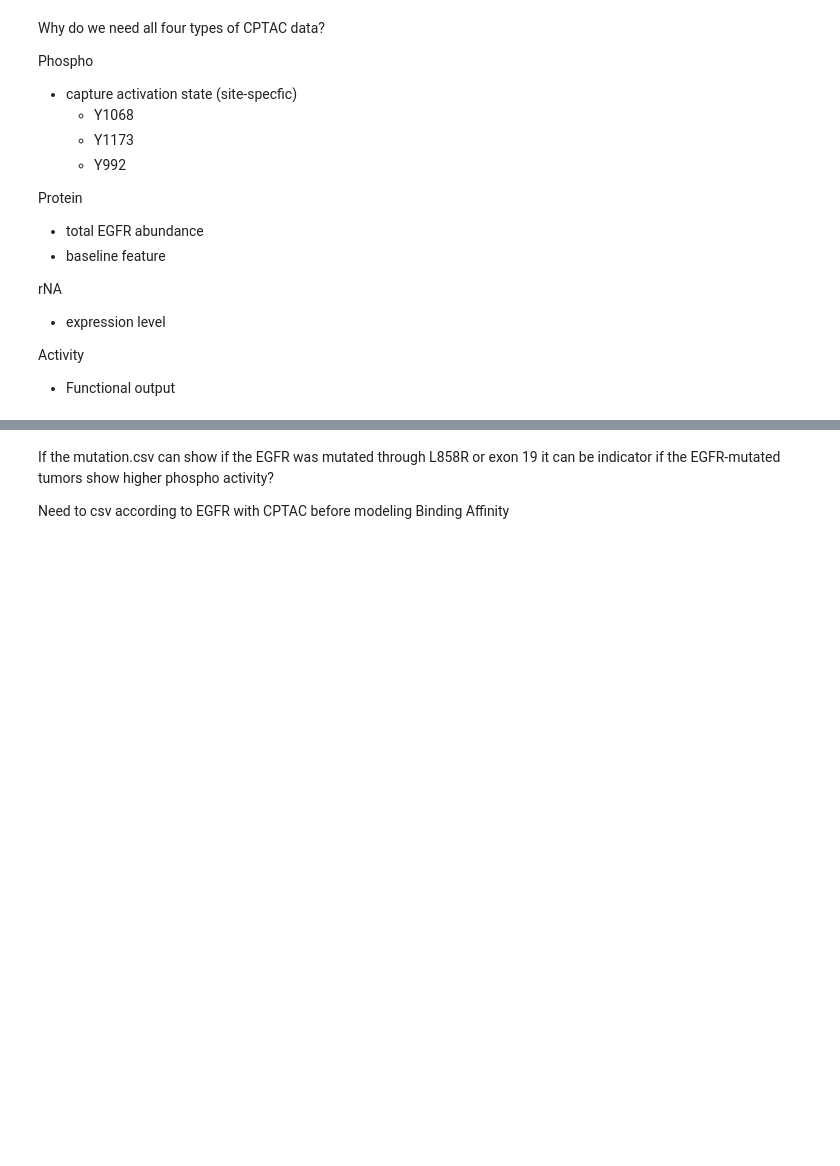
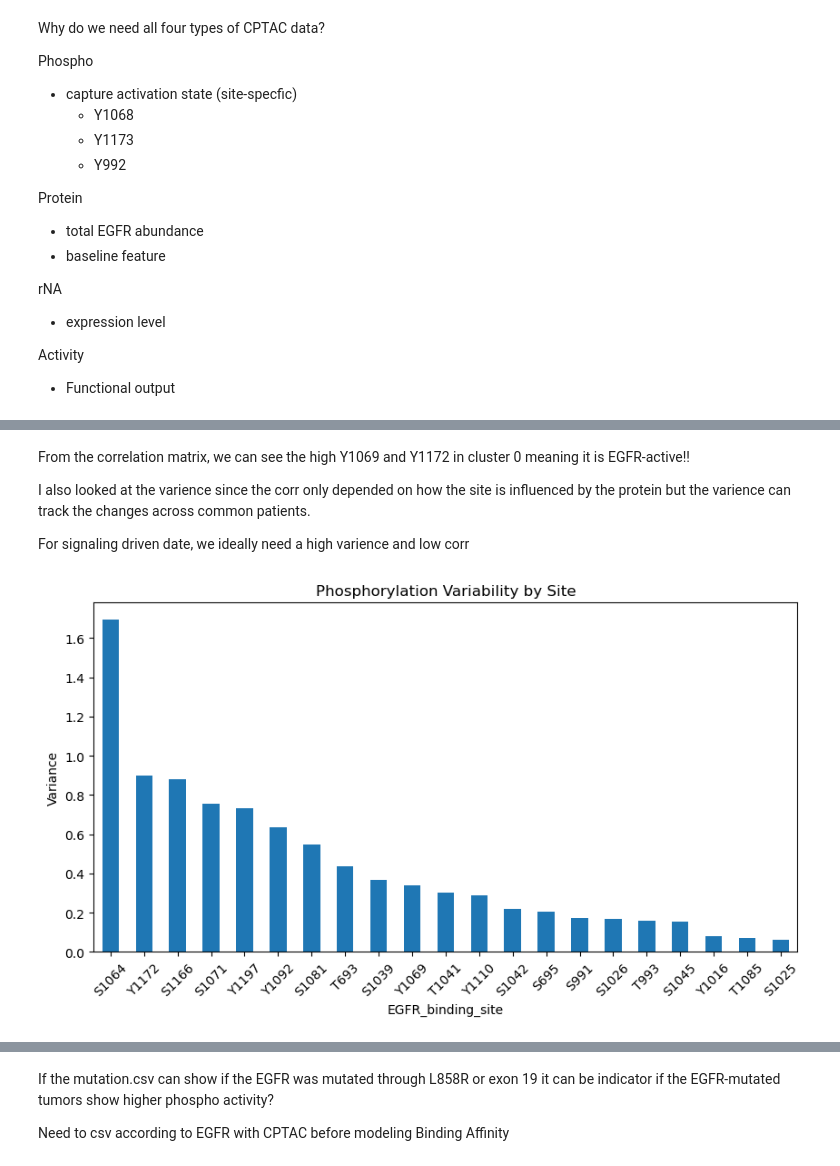
Before and after one commit to AT-1t/Protein-Ligand-Interaction-Personalized-Medicine-Prediction, a Jupyter notebook: checkpoint_3/Ana/checkpoint_3_datacol.ipynb, the cells around one changed output, grey strips where cells are left out. Saved outputs shown, nothing was run; the diff lists cells and outputs as text; code cells hidden in the pictures; blank space fills up the shorter version.

```diff
--- a/checkpoint_3/Ana/checkpoint_3_datacol.ipynb
+++ b/checkpoint_3/Ana/checkpoint_3_datacol.ipynb
@@ -286,0 +425,27 @@ Number of TCGA rows: 0
+# %% [markdown]
+From the correlation matrix, we can see the high Y1069 and Y1172 in cluster 0 meaning it is EGFR-active!!
+
+I also looked at the varience since the corr only depended on how the site is influenced by the protein but the varience can track the changes across common patients.
+
+For signaling driven date, we ideally need a high varience and low corr
+# %%
+site_variance = (
+    phospho_by_site
+    .groupby("EGFR_binding_site")["EGFR_phospho_value"]
+    .var()
+    .sort_values(ascending=False)
+)
+
+#what sites change the most across patients?
+#print(site_variance)
+"""
+important for ML
+Y1172 has a high varience and high correlation!!
+"""
+site_variance.plot(kind="bar", figsize=(10,5))
+plt.ylabel("Variance")
+plt.title("Phosphorylation Variability by Site")
+plt.xticks(rotation=45)
+plt.show()
+# %% [output]
+[figure, added]
```
Also changed, not shown: parts of 25 cells of this notebook, 11 other files.
